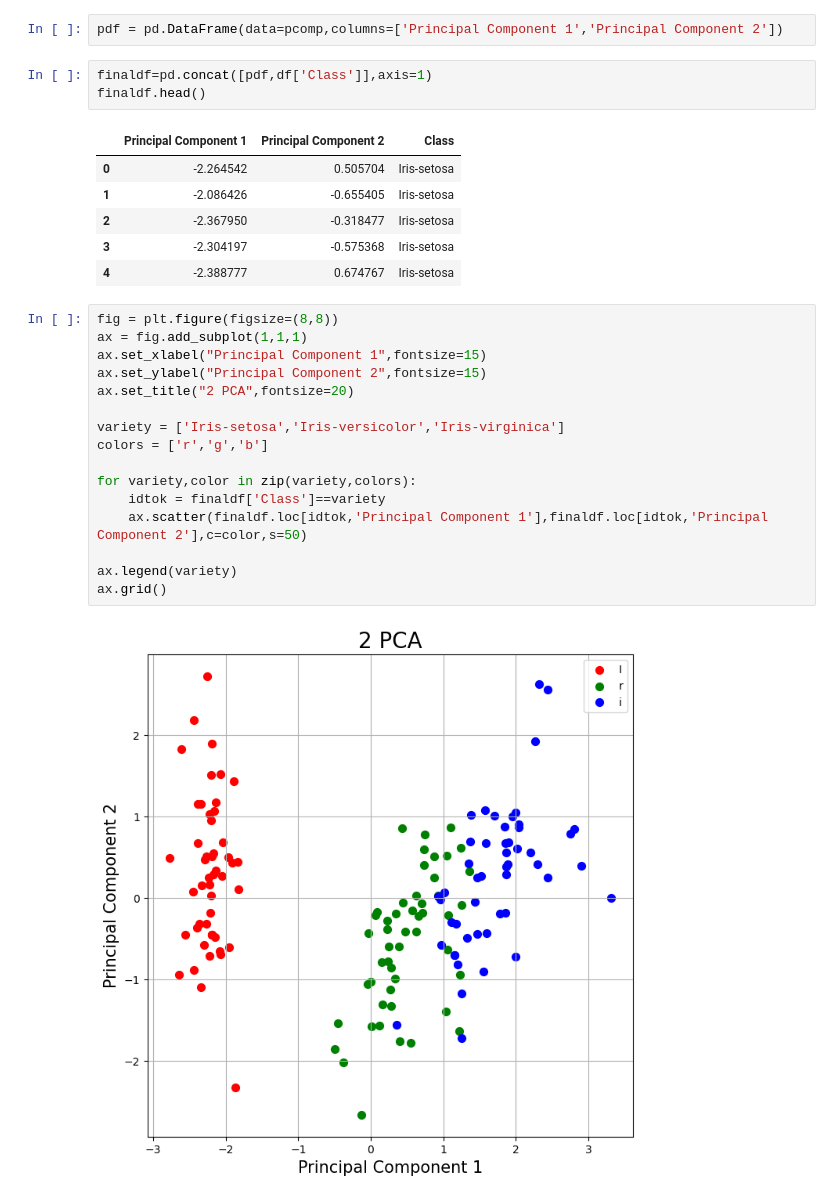
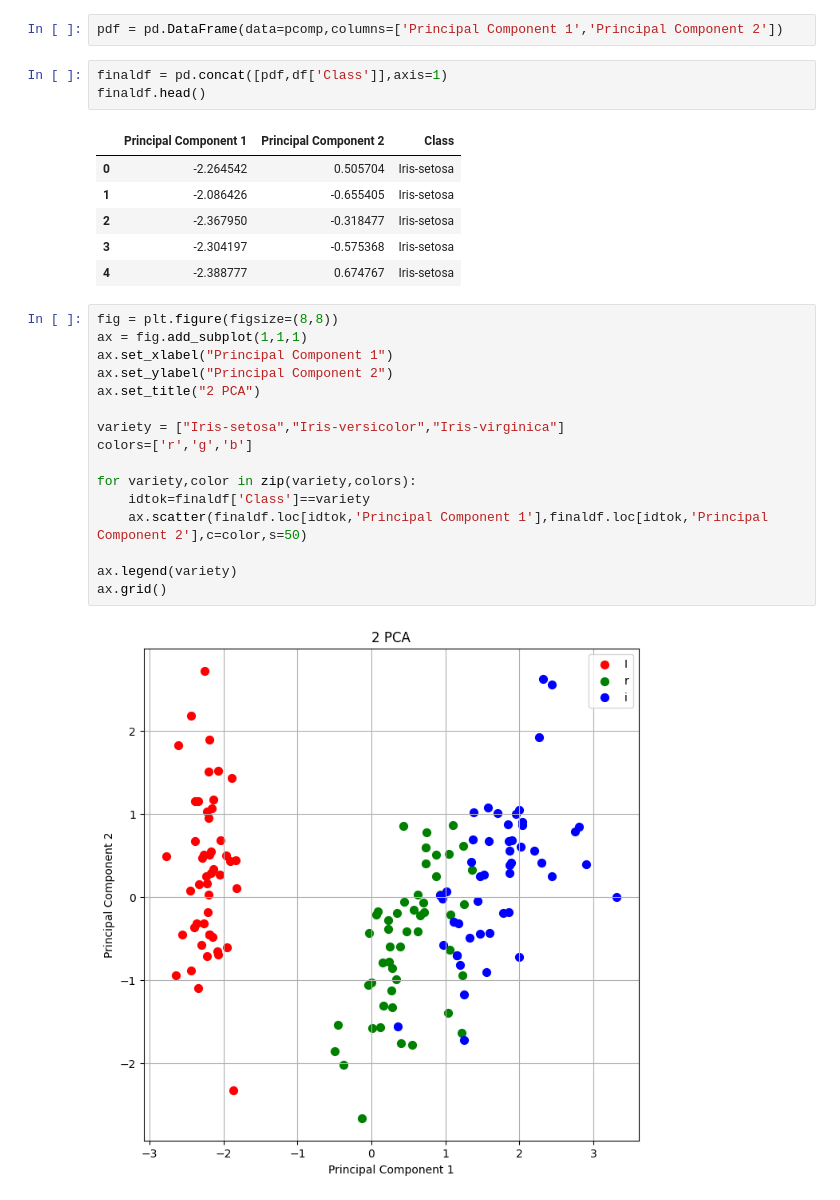
Before and after one commit to aritroo/ML-Lab-New, a Jupyter notebook: PCA PRACTICE.ipynb, the cells around one changed output. Cells and saved outputs as stored; diff of their text form.

```diff
--- a/PCA PRACTICE.ipynb
+++ b/PCA PRACTICE.ipynb
@@ -32,7 +32,7 @@ pcomp = pca.fit_transform(x)
 # %%
 pdf = pd.DataFrame(data=pcomp,columns=['Principal Component 1','Principal Component 2'])
 # %%
-finaldf=pd.concat([pdf,df['Class']],axis=1)
+finaldf = pd.concat([pdf,df['Class']],axis=1)
 finaldf.head()
 # %% [output]
 |  | Principal Component 1 | Principal Component 2 | Class |
@@ -44,18 +44,18 @@ finaldf.head()
 # %%
 fig = plt.figure(figsize=(8,8))
 ax = fig.add_subplot(1,1,1)
-ax.set_xlabel("Principal Component 1",fontsize=15)
-ax.set_ylabel("Principal Component 2",fontsize=15)
-ax.set_title("2 PCA",fontsize=20)
+ax.set_xlabel("Principal Component 1")
+ax.set_ylabel("Principal Component 2")
+ax.set_title("2 PCA")
 
-variety = ['Iris-setosa','Iris-versicolor','Iris-virginica']
-colors = ['r','g','b']
+variety = ["Iris-setosa","Iris-versicolor","Iris-virginica"]
+colors=['r','g','b']
 
 for variety,color in zip(variety,colors):
-    idtok = finaldf['Class']==variety
+    idtok=finaldf['Class']==variety
     ax.scatter(finaldf.loc[idtok,'Principal Component 1'],finaldf.loc[idtok,'Principal Component 2'],c=color,s=50)
 
 ax.legend(variety)
 ax.grid()
 # %% [output]
-[figure, old version]
+[figure, new version]
```
Also changed, not shown: parts of 5 cells of this notebook, 4 other files.
